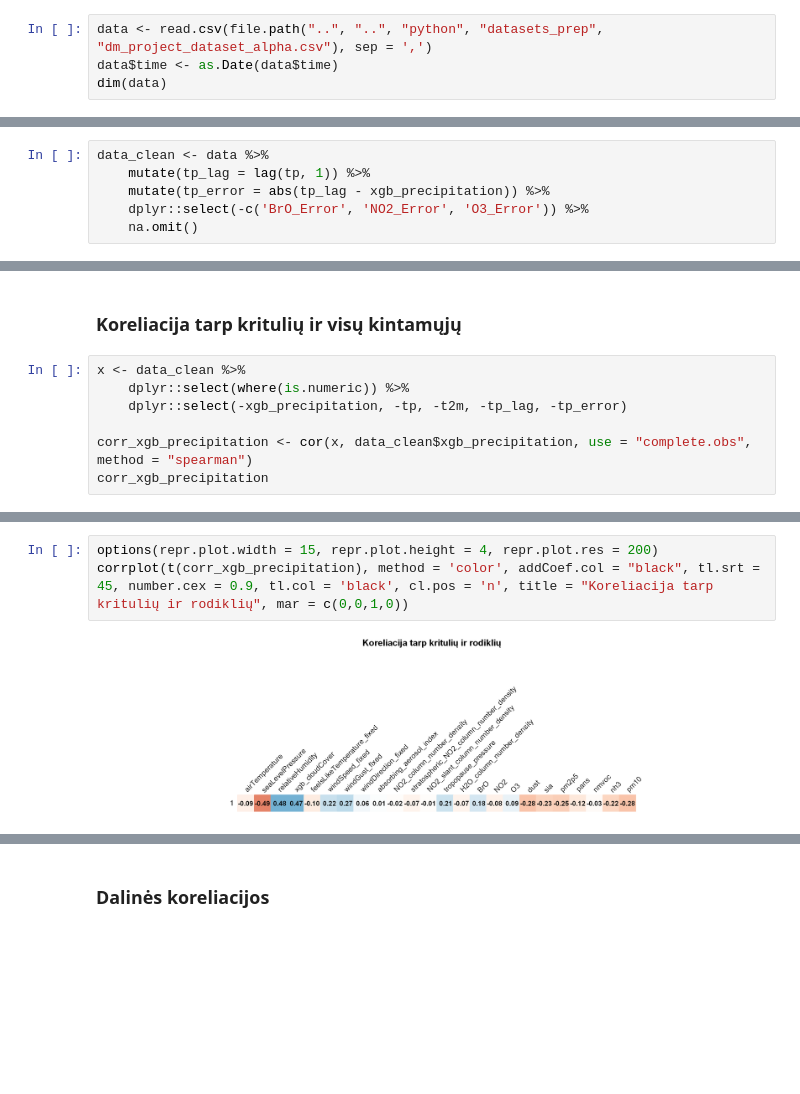
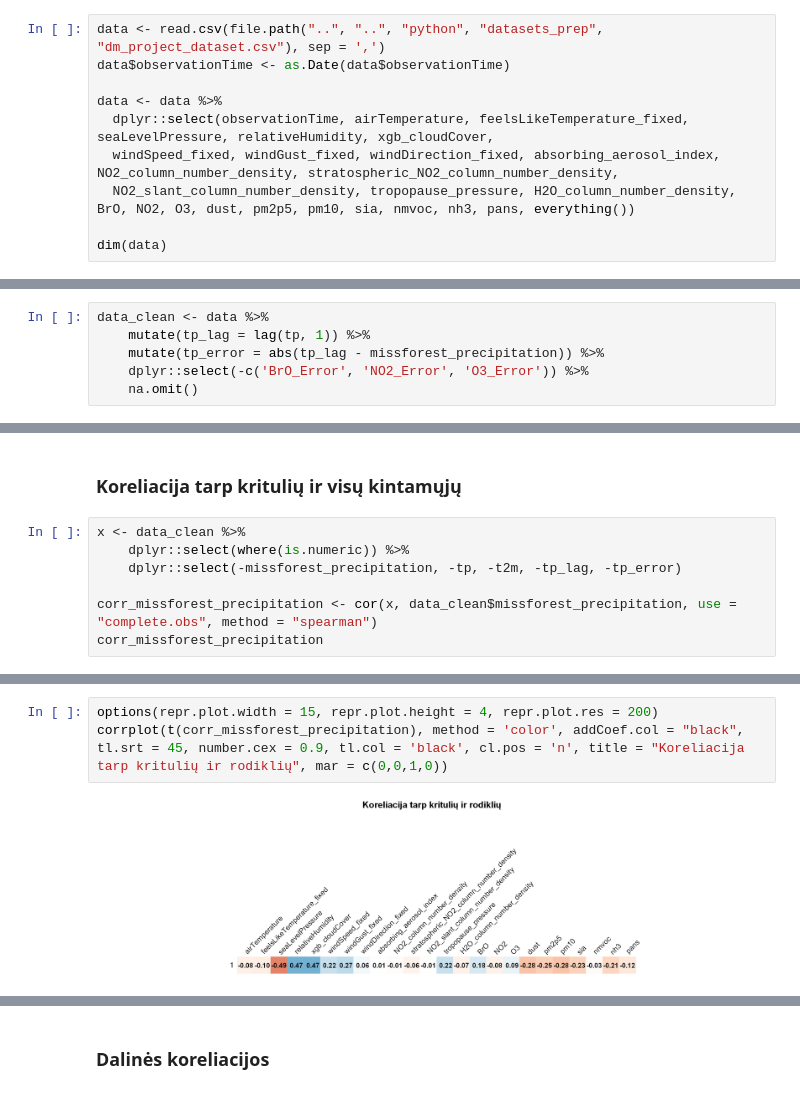
Before and after one commit to rugcer04/Duomenu_mokslo_projektas, a Jupyter notebook: code/R/EDA/dependency_analysis.ipynb, the cells around one changed output, grey strips where cells are left out. Drawn from its saved outputs; the diff is of its cells as text; blank space fills up the shorter version.

Commit message:
Updated code, now using the new dm_project_dataset

```diff
--- a/code/R/EDA/dependency_analysis.ipynb
+++ b/code/R/EDA/dependency_analysis.ipynb
@@ -24,8 +25,14 @@ Warning message:
 # %% [markdown]
 ## Duomenys
 # %%
-data <- read.csv(file.path("..", "..", "python", "datasets_prep", "dm_project_dataset_alpha.csv"), sep = ',')
-data$time <- as.Date(data$time)
+data <- read.csv(file.path("..", "..", "python", "datasets_prep", "dm_project_dataset.csv"), sep = ',')
+data$observationTime <- as.Date(data$observationTime)
+
+data <- data %>%
+  dplyr::select(observationTime, airTemperature, feelsLikeTemperature_fixed, seaLevelPressure, relativeHumidity, xgb_cloudCover,
+  windSpeed_fixed, windGust_fixed, windDirection_fixed, absorbing_aerosol_index, NO2_column_number_density, stratospheric_NO2_column_number_density,
+  NO2_slant_column_number_density, tropopause_pressure, H2O_column_number_density, BrO, NO2, O3, dust, pm2p5, pm10, sia, nmvoc, nh3, pans, everything())
+
 dim(data)
 # %% [output]
 [1] 2772   31
@@ -65,7 +92,7 @@ Visi duomenys išskyrus taršos rodiklių paklaidas
 # %%
 data_clean <- data %>%
     mutate(tp_lag = lag(tp, 1)) %>%
-    mutate(tp_error = abs(tp_lag - xgb_precipitation)) %>%
+    mutate(tp_error = abs(tp_lag - missforest_precipitation)) %>%
     dplyr::select(-c('BrO_Error', 'NO2_Error', 'O3_Error')) %>%
     na.omit()
 # %%
@@ -283,9 +310,9 @@ corrplot(corr, method = "color", type = "lower",addCoef.col = "black", number.ce
 # %%
 x <- data_clean %>%
     dplyr::select(where(is.numeric)) %>%
-    dplyr::select(-xgb_precipitation, -tp, -t2m, -tp_lag, -tp_error)
+    dplyr::select(-missforest_precipitation, -tp, -t2m, -tp_lag, -tp_error)
 
-corr_xgb_precipitation <- cor(x, data_clean$xgb_precipitation, use = "complete.obs", method = "spearman")
-corr_xgb_precipitation
+corr_missforest_precipitation <- cor(x, data_clean$missforest_precipitation, use = "complete.obs", method = "spearman")
+corr_missforest_precipitation
 # %% [output]
 A matrix: 24 × 1 of type dbl
@@ -308,8 +335,8 @@ A matrix: 24 × 1 of type dbl
 # %%
 options(repr.plot.width = 15, repr.plot.height = 4, repr.plot.res = 200)
-corrplot(t(corr_xgb_precipitation), method = 'color', addCoef.col = "black", tl.srt = 45, number.cex = 0.9, tl.col = 'black', cl.pos = 'n', title = "Koreliacija tarp kritulių ir rodiklių", mar = c(0,0,1,0))
+corrplot(t(corr_missforest_precipitation), method = 'color', addCoef.col = "black", tl.srt = 45, number.cex = 0.9, tl.col = 'black', cl.pos = 'n', title = "Koreliacija tarp kritulių ir rodiklių", mar = c(0,0,1,0))
 # %% [output]
-[figure, old version]
+[figure, new version]
 # %%
 options(repr.plot.width = 10, repr.plot.height = 5, repr.plot.res = 200)
 
```
Also changed, not shown: parts of 30 cells of this notebook.
